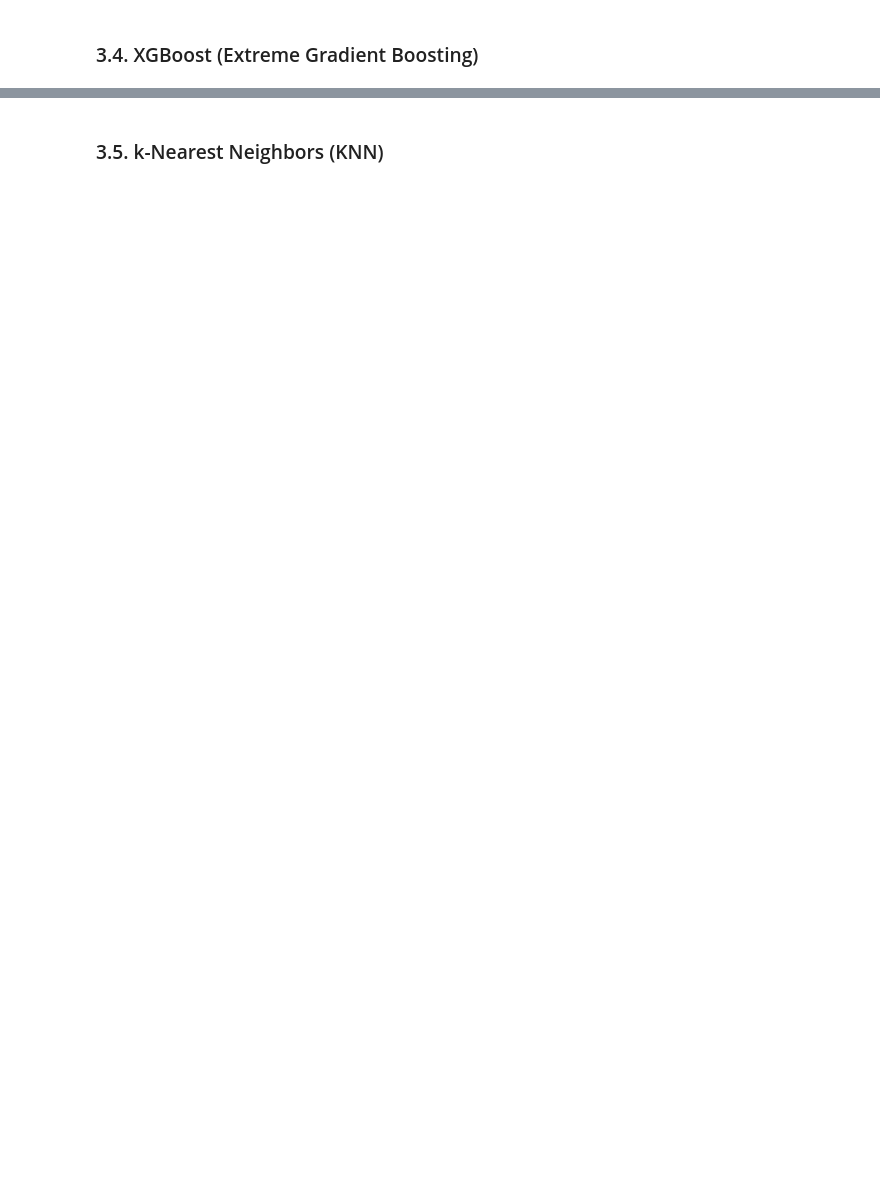
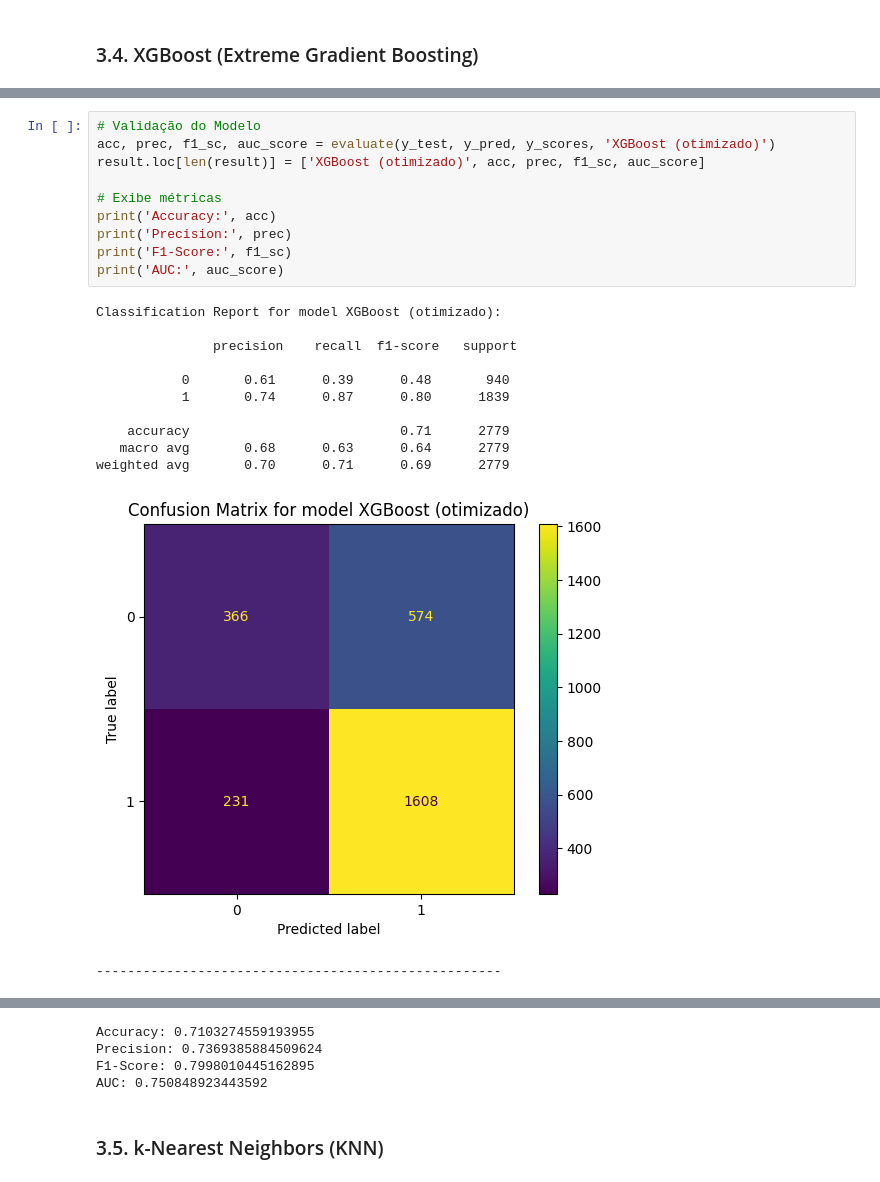
Before and after one commit to CBenini07/TCC, a Jupyter notebook: TCC_Aplicacao_modelos.ipynb, the cells around one changed output, grey strips where cells are left out. Saved outputs shown, nothing was run; the diff lists cells and outputs as text; blank space fills up the shorter version.

```diff
--- a/TCC_Aplicacao_modelos.ipynb
+++ b/TCC_Aplicacao_modelos.ipynb
@@ -694,0 +791,23 @@ Fitting 5 folds for each of 720 candidates, totalling 3600 fits
+# %%
+# Validação do Modelo
+acc, prec, f1_sc, auc_score = evaluate(y_test, y_pred, y_scores, 'XGBoost (otimizado)')
+result.loc[len(result)] = ['XGBoost (otimizado)', acc, prec, f1_sc, auc_score]
+
+# Exibe métricas
+print('Accuracy:', acc)
+print('Precision:', prec)
+print('F1-Score:', f1_sc)
+print('AUC:', auc_score)
+# %% [output]
+Classification Report for model XGBoost (otimizado):
+
+               precision    recall  f1-score   support
+
+           0       0.61      0.39      0.48       940
+           1       0.74      0.87      0.80      1839
+
+    accuracy                           0.71      2779
+   macro avg       0.68      0.63      0.64      2779
+weighted avg       0.70      0.71      0.69      2779
+[figure, added]
+----------------------------------------------------
@@ -695,2 +815,6 @@ Fitting 5 folds for each of 720 candidates, totalling 3600 fits
+Accuracy: 0.7103274559193955
+Precision: 0.7369385884509624
+F1-Score: 0.7998010445162895
+AUC: 0.750848923443592
 # %% [markdown]
 ### 3.5. k-Nearest Neighbors (KNN)
```
Also changed, not shown: parts of 19 cells of this notebook.
